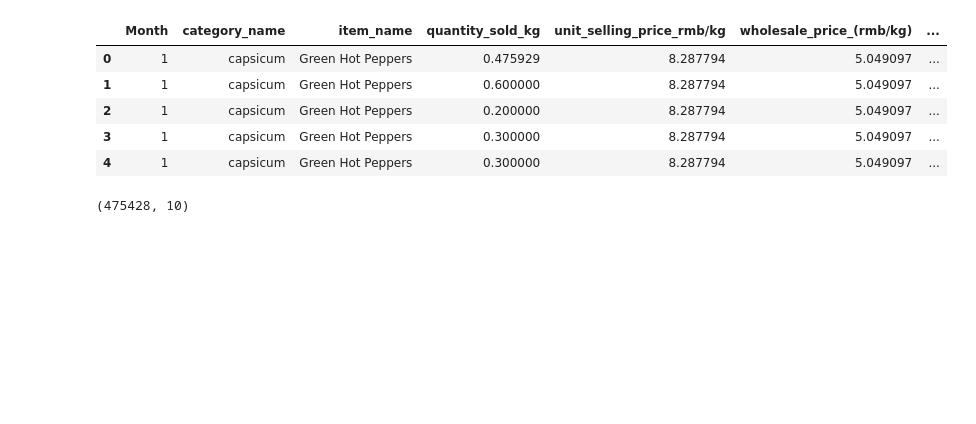
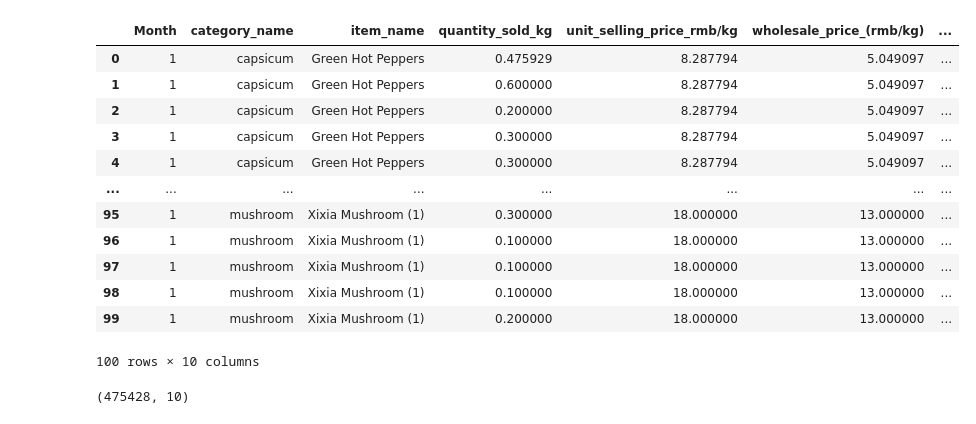
Before and after one commit to RumethSandinu/Project-connexa, a Jupyter notebook: loss_rate_analysis/loss_rate_model.ipynb, the cells around one changed output. Saved outputs shown, nothing was run; the diff lists cells and outputs as text; code cells hidden in the pictures; blank space fills up the shorter version.

```diff
--- a/loss_rate_analysis/loss_rate_model.ipynb
+++ b/loss_rate_analysis/loss_rate_model.ipynb
@@ -1,16 +1,23 @@
 # %%
 import pandas as pd
 # Read a CSV file
 data = pd.read_csv('../../datasets/cleaned_loss_rate_dataset.csv')
 # Display the dataframe
-data.head()
+data.head(100)
 # %% [output]
 |  | Month | category_name | item_name | quantity_sold_kg | unit_selling_price_rmb/kg | wholesale_price_(rmb/kg) | ... |
 | 0 | 1 | capsicum | Green Hot Peppers | 0.475929 | 8.287794 | 5.049097 | ... |
 | 1 | 1 | capsicum | Green Hot Peppers | 0.600000 | 8.287794 | 5.049097 | ... |
 | 2 | 1 | capsicum | Green Hot Peppers | 0.200000 | 8.287794 | 5.049097 | ... |
 | 3 | 1 | capsicum | Green Hot Peppers | 0.300000 | 8.287794 | 5.049097 | ... |
 | 4 | 1 | capsicum | Green Hot Peppers | 0.300000 | 8.287794 | 5.049097 | ... |
+| ... | ... | ... | ... | ... | ... | ... | ... |
+| 95 | 1 | mushroom | Xixia Mushroom (1) | 0.300000 | 18.000000 | 13.000000 | ... |
+| 96 | 1 | mushroom | Xixia Mushroom (1) | 0.100000 | 18.000000 | 13.000000 | ... |
+| 97 | 1 | mushroom | Xixia Mushroom (1) | 0.100000 | 18.000000 | 13.000000 | ... |
+| 98 | 1 | mushroom | Xixia Mushroom (1) | 0.100000 | 18.000000 | 13.000000 | ... |
+| 99 | 1 | mushroom | Xixia Mushroom (1) | 0.200000 | 18.000000 | 13.000000 | ... |
+100 rows × 10 columns
 # %%
 data.shape
 # %% [output]
```
Also changed, not shown: parts of 10 cells of this notebook, 16 other files.
